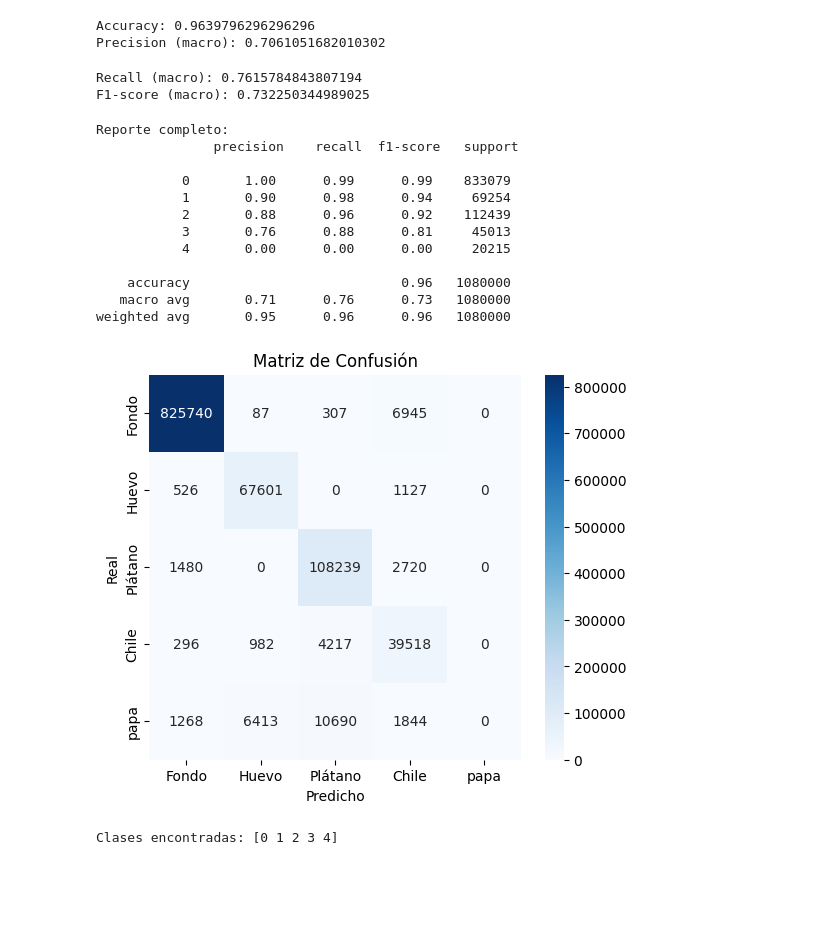
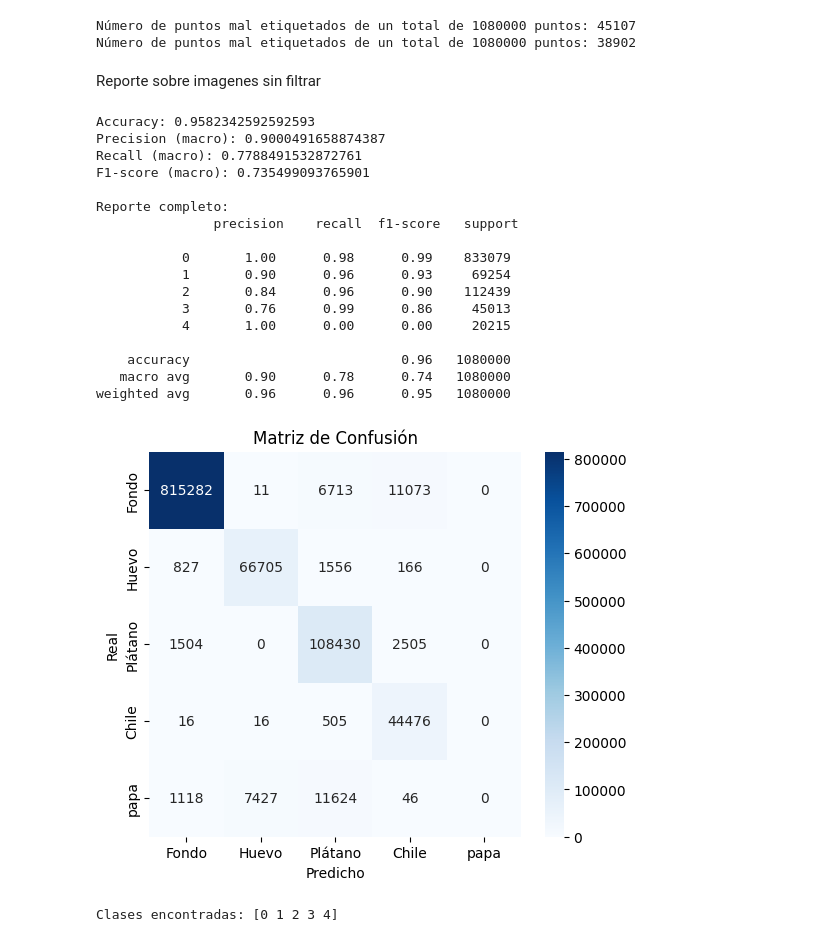
Before and after one commit to Leocdmx/Vision-computacional, a Jupyter notebook: Practica Clasificador Bayesiano/Practica.ipynb, the cells around one changed output. Drawn from its saved outputs; the diff is of its cells as text; code cells hidden in the pictures; blank space fills up the shorter version.

```diff
--- a/Practica Clasificador Bayesiano/Practica.ipynb
+++ b/Practica Clasificador Bayesiano/Practica.ipynb
@@ -82,10 +104,8 @@ y_train shape: (1440000,)
 Clases encontradas: [0 1 2 3]
 # %%
+# Caracteristicas en RGB pruebas
+X_test, y_test= extraer_caracteristicas_rgb(Pruebas)
 
-X_test, y_test= extraer_caracteristicas(Pruebas)
 
-print("✅ Extracción completa")
-print("X_test shape:", X_test.shape)
-print("y_test shape:", y_test.shape)
 print("Clases encontradas:", np.unique(y_test))
 # %% [output]
@@ -106,52 +133,80 @@ Number of mislabeled points out of a total 1080000 points : 38902
+# %%
+# Clasificador Naive Bayes
+from sklearn.naive_bayes import GaussianNB
+
+
+#Seleccion de modelos
+gnb = GaussianNB()
+gnb_HSV = GaussianNB()
+
+
+# Entrenamiento del clasificador RGB
+y_pred_rgb = gnb.fit(X_train, y_train).predict(X_test)
+
+
+print("Número de puntos mal etiquetados de un total de %d puntos: %d"
+      % (X_test.shape[0], (y_test != y_pred_rgb).sum()))
+
+# Entrenamiento del clasificador HSV
+
+y_pred_hsv = gnb_HSV.fit(X_train_hsv, y_train_HSV).predict(X_test_HSV)
+print("Número de puntos mal etiquetados de un total de %d puntos: %d"
+      % (X_test_HSV.shape[0], (y_test_HSV != y_pred_hsv).sum()))
+# %% [output]
+Número de puntos mal etiquetados de un total de 1080000 puntos: 45107
+Número de puntos mal etiquetados de un total de 1080000 puntos: 38902
+# %% [markdown]
+Reporte sobre imagenes sin filtrar
 # %%
 
 from sklearn.metrics import accuracy_score, precision_score, recall_score, f1_score, confusion_matrix, classification_report, roc_curve, auc
 
 
 #from sklearn.preprocessing import label_binarize
 import matplotlib.pyplot as plt
 import seaborn as sns
 
 
 
 
 # === MÉTRICAS CLÁSICAS ===
-print("Accuracy:", accuracy_score(y_test, y_pred))
-print("Precision (macro):", precision_score(y_test, y_pred, average='macro'))
-print("Recall (macro):", recall_score(y_test, y_pred, average='macro'))
-print("F1-score (macro):", f1_score(y_test, y_pred, average='macro'))
+print("Accuracy:", accuracy_score(y_test, y_pred_rgb))
+print("Precision (macro):", precision_score(y_test, y_pred_rgb, average='macro',zero_division=1))
+print("Recall (macro):", recall_score(y_test, y_pred_rgb, average='macro'))
+print("F1-score (macro):", f1_score(y_test, y_pred_rgb, average='macro'))
 
 # Reporte detallado
-print("\nReporte completo:\n", classification_report(y_test, y_pred))
+print("\nReporte completo:\n", classification_report(y_test, y_pred_rgb, zero_division=1,))
 
 # === MATRIZ DE CONFUSIÓN ===
 plt.figure(figsize=(6, 5))
-cm = confusion_matrix(y_test, y_pred)
+cm = confusion_matrix(y_test, y_pred_rgb)
 sns.heatmap(cm, annot=True, fmt='d', cmap='Blues',
             xticklabels=["Fondo", "Huevo", "Plátano", "Chile","papa"],
             yticklabels=["Fondo", "Huevo", "Plátano", "Chile","papa"])
 plt.xlabel("Predicho")
 plt.ylabel("Real")
 plt.title("Matriz de Confusión")
 plt.show()
 # %% [output]
-Accuracy: 0.9639796296296296
-Precision (macro): 0.7061051682010302
+Accuracy: 0.9582342592592593
+Precision (macro): 0.9000491658874387
+Recall (macro): 0.7788491532872761
+F1-score (macro): 0.735499093765901
+
+Reporte completo:
+               precision    recall  f1-score   support
+
+           0       1.00      0.98      0.99    833079
+           1       0.90      0.96      0.93     69254
+           2       0.84      0.96      0.90    112439
+           3       0.76      0.99      0.86     45013
+           4       1.00      0.00      0.00     20215
+
+    accuracy                           0.96   1080000
+   macro avg       0.90      0.78      0.74   1080000
+weighted avg       0.96      0.96      0.95   1080000
-Recall (macro): 0.7615784843807194
-F1-score (macro): 0.732250344989025
-Reporte completo:
-               precision    recall  f1-score   support
-
-           0       1.00      0.99      0.99    833079
-           1       0.90      0.98      0.94     69254
-           2       0.88      0.96      0.92    112439
-           3       0.76      0.88      0.81     45013
-           4       0.00      0.00      0.00     20215
-
-    accuracy                           0.96   1080000
-   macro avg       0.71      0.76      0.73   1080000
-weighted avg       0.95      0.96      0.96   1080000
-[figure, old version]
+[figure, new version]
 # %%
 
 # Lista de archivos (ajusta a tus nombres reales)
```
Also changed, not shown: parts of 15 cells of this notebook.
